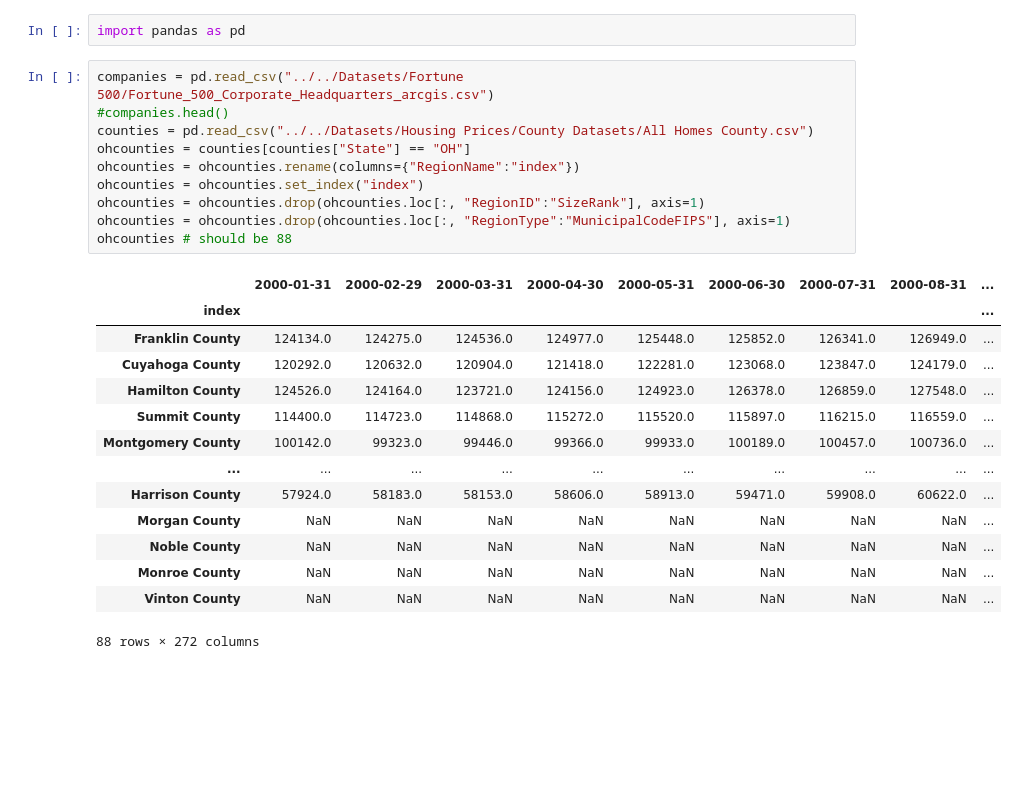
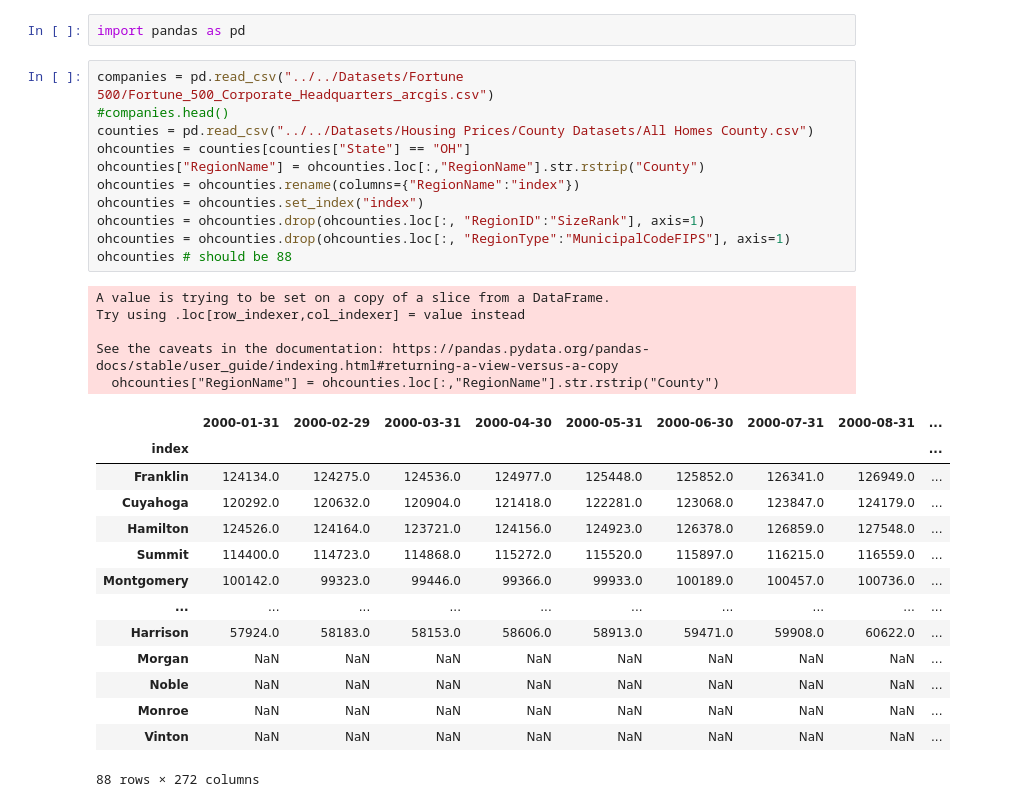
Before and after one commit to yummypugs/Data-Analytics-in-Business, a Jupyter notebook: Final Data/Ohio/transposed ohio counties.ipynb, the cells around one changed output. Saved outputs shown, nothing was run; the diff lists cells and outputs as text; blank space fills up the shorter version.

```diff
--- a/Final Data/Ohio/transposed ohio counties.ipynb
+++ b/Final Data/Ohio/transposed ohio counties.ipynb
@@ -3,28 +3,34 @@ import pandas as pd
 # %%
 companies = pd.read_csv("../../Datasets/Fortune 500/Fortune_500_Corporate_Headquarters_arcgis.csv")
 #companies.head()
 counties = pd.read_csv("../../Datasets/Housing Prices/County Datasets/All Homes County.csv")
 ohcounties = counties[counties["State"] == "OH"]
+ohcounties["RegionName"] = ohcounties.loc[:,"RegionName"].str.rstrip("County")
 ohcounties = ohcounties.rename(columns={"RegionName":"index"})
 ohcounties = ohcounties.set_index("index")
 ohcounties = ohcounties.drop(ohcounties.loc[:, "RegionID":"SizeRank"], axis=1)
 ohcounties = ohcounties.drop(ohcounties.loc[:, "RegionType":"MunicipalCodeFIPS"], axis=1)
 ohcounties # should be 88
 # %% [output]
+A value is trying to be set on a copy of a slice from a DataFrame.
+Try using .loc[row_indexer,col_indexer] = value instead
+
+See the caveats in the documentation: https://pandas.pydata.org/pandas-docs/stable/user_guide/indexing.html#returning-a-view-versus-a-copy
+  ohcounties["RegionName"] = ohcounties.loc[:,"RegionName"].str.rstrip("County")
 |  | 2000-01-31 | 2000-02-29 | 2000-03-31 | 2000-04-30 | 2000-05-31 | 2000-06-30 | 2000-07-31 | 2000-08-31 | ... |
 | index |  |  |  |  |  |  |  |  | ... |
-| Franklin County | 124134.0 | 124275.0 | 124536.0 | 124977.0 | 125448.0 | 125852.0 | 126341.0 | 126949.0 | ... |
-| Cuyahoga County | 120292.0 | 120632.0 | 120904.0 | 121418.0 | 122281.0 | 123068.0 | 123847.0 | 124179.0 | ... |
-| Hamilton County | 124526.0 | 124164.0 | 123721.0 | 124156.0 | 124923.0 | 126378.0 | 126859.0 | 127548.0 | ... |
-| Summit County | 114400.0 | 114723.0 | 114868.0 | 115272.0 | 115520.0 | 115897.0 | 116215.0 | 116559.0 | ... |
-| Montgomery County | 100142.0 | 99323.0 | 99446.0 | 99366.0 | 99933.0 | 100189.0 | 100457.0 | 100736.0 | ... |
+| Franklin | 124134.0 | 124275.0 | 124536.0 | 124977.0 | 125448.0 | 125852.0 | 126341.0 | 126949.0 | ... |
+| Cuyahoga | 120292.0 | 120632.0 | 120904.0 | 121418.0 | 122281.0 | 123068.0 | 123847.0 | 124179.0 | ... |
+| Hamilton | 124526.0 | 124164.0 | 123721.0 | 124156.0 | 124923.0 | 126378.0 | 126859.0 | 127548.0 | ... |
+| Summit | 114400.0 | 114723.0 | 114868.0 | 115272.0 | 115520.0 | 115897.0 | 116215.0 | 116559.0 | ... |
+| Montgomery | 100142.0 | 99323.0 | 99446.0 | 99366.0 | 99933.0 | 100189.0 | 100457.0 | 100736.0 | ... |
 | ... | ... | ... | ... | ... | ... | ... | ... | ... | ... |
-| Harrison County | 57924.0 | 58183.0 | 58153.0 | 58606.0 | 58913.0 | 59471.0 | 59908.0 | 60622.0 | ... |
-| Morgan County | NaN | NaN | NaN | NaN | NaN | NaN | NaN | NaN | ... |
-| Noble County | NaN | NaN | NaN | NaN | NaN | NaN | NaN | NaN | ... |
-| Monroe County | NaN | NaN | NaN | NaN | NaN | NaN | NaN | NaN | ... |
-| Vinton County | NaN | NaN | NaN | NaN | NaN | NaN | NaN | NaN | ... |
+| Harrison | 57924.0 | 58183.0 | 58153.0 | 58606.0 | 58913.0 | 59471.0 | 59908.0 | 60622.0 | ... |
+| Morgan | NaN | NaN | NaN | NaN | NaN | NaN | NaN | NaN | ... |
+| Noble | NaN | NaN | NaN | NaN | NaN | NaN | NaN | NaN | ... |
+| Monroe | NaN | NaN | NaN | NaN | NaN | NaN | NaN | NaN | ... |
+| Vinton | NaN | NaN | NaN | NaN | NaN | NaN | NaN | NaN | ... |
-88 rows × 272 columns
+88 rows × 272 columns
 # %%
 ohcounties = ohcounties.transpose()
 ohcounties = ohcounties.reset_index()
```
Also changed, not shown: parts of 8 cells of this notebook, 2 other files.
